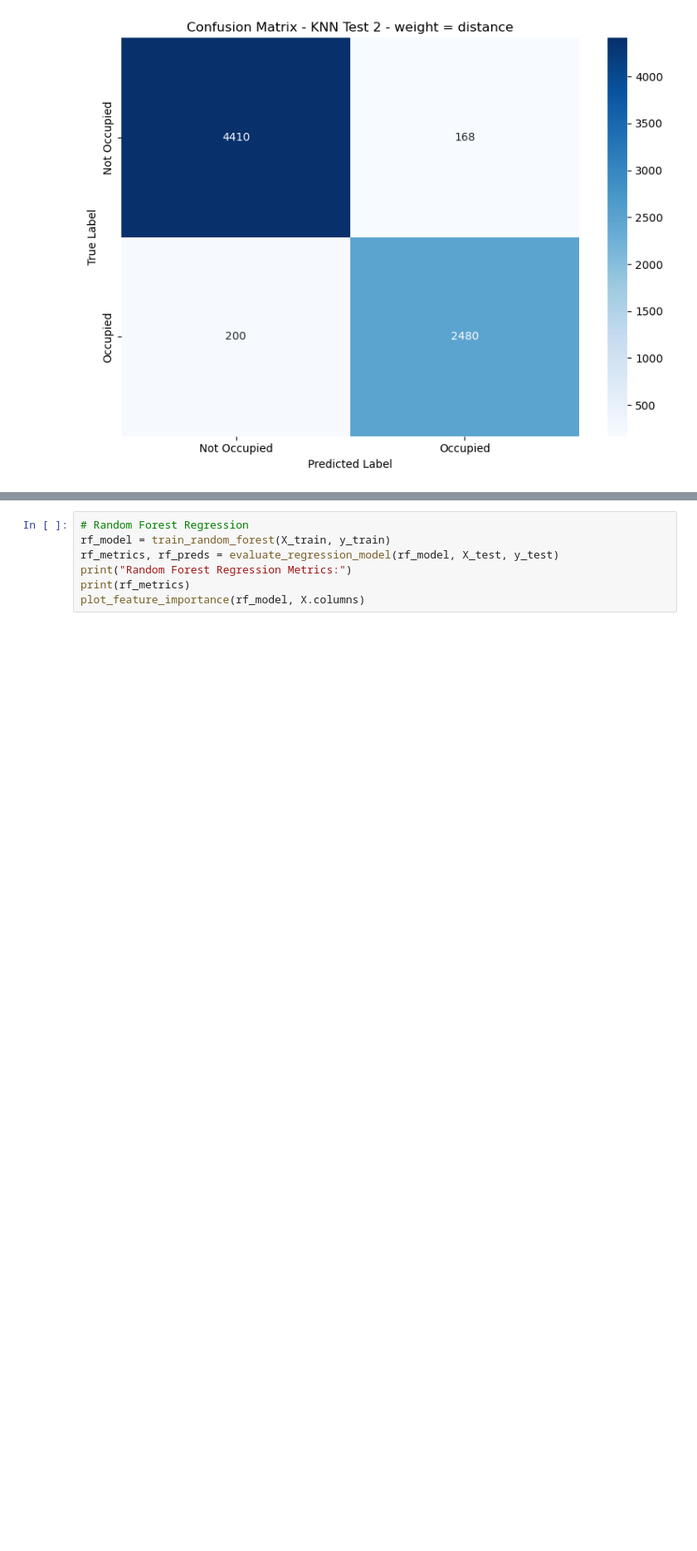
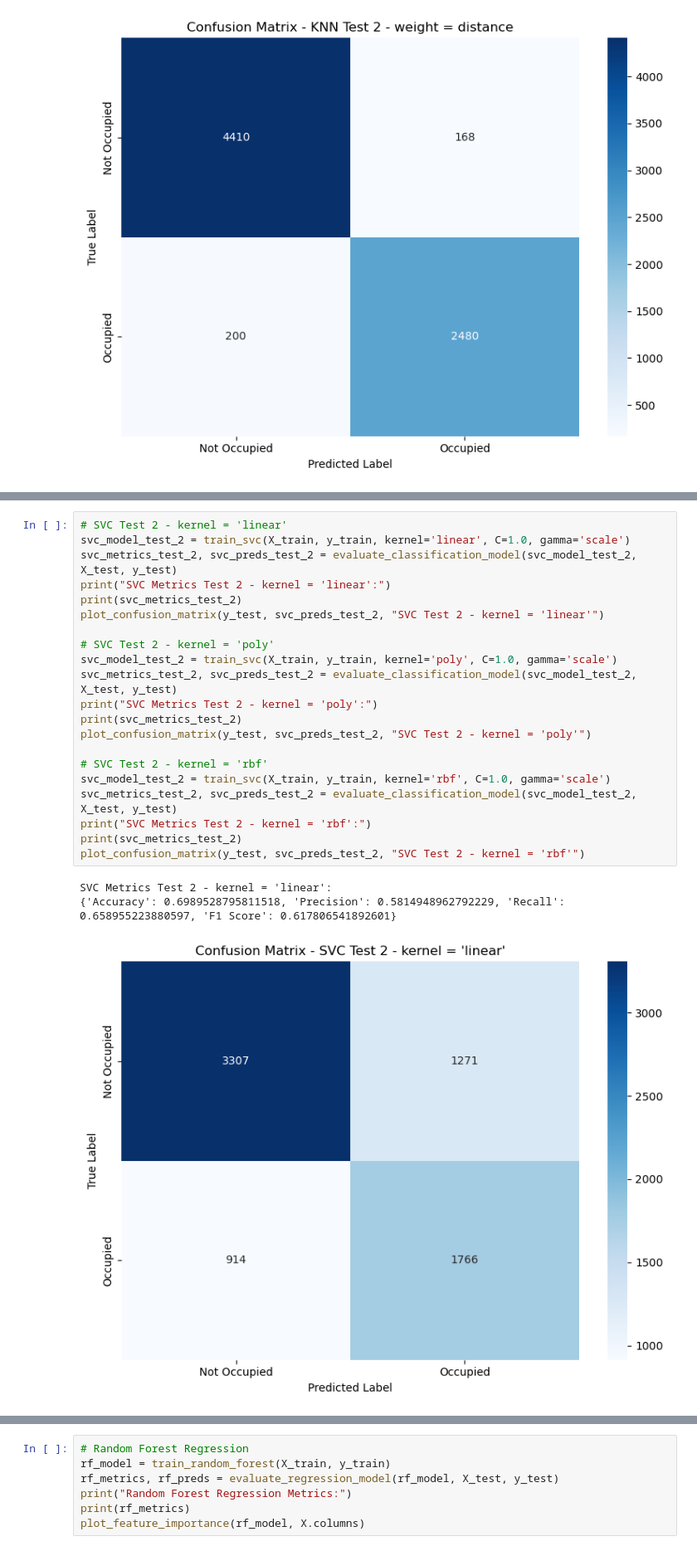
Before and after one commit to X2Abdul/IN3062-AI-Coursework, a Jupyter notebook: report/Report.ipynb, the cells around one changed output, grey strips where cells are left out. Shown at 83% size. Cells and saved outputs as stored; diff of their text form; blank space fills up the shorter version.

```diff
--- a/report/Report.ipynb
+++ b/report/Report.ipynb
@@ -1077,0 +1160,25 @@ SVC Metrics:
+# %%
+# SVC Test 2 - kernel = 'linear'
+svc_model_test_2 = train_svc(X_train, y_train, kernel='linear', C=1.0, gamma='scale')
+svc_metrics_test_2, svc_preds_test_2 = evaluate_classification_model(svc_model_test_2, X_test, y_test)
+print("SVC Metrics Test 2 - kernel = 'linear':")
+print(svc_metrics_test_2)
+plot_confusion_matrix(y_test, svc_preds_test_2, "SVC Test 2 - kernel = 'linear'")
+
+# SVC Test 2 - kernel = 'poly'
+svc_model_test_2 = train_svc(X_train, y_train, kernel='poly', C=1.0, gamma='scale')
+svc_metrics_test_2, svc_preds_test_2 = evaluate_classification_model(svc_model_test_2, X_test, y_test)
+print("SVC Metrics Test 2 - kernel = 'poly':")
+print(svc_metrics_test_2)
+plot_confusion_matrix(y_test, svc_preds_test_2, "SVC Test 2 - kernel = 'poly'")
+
+# SVC Test 2 - kernel = 'rbf'
+svc_model_test_2 = train_svc(X_train, y_train, kernel='rbf', C=1.0, gamma='scale')
+svc_metrics_test_2, svc_preds_test_2 = evaluate_classification_model(svc_model_test_2, X_test, y_test)
+print("SVC Metrics Test 2 - kernel = 'rbf':")
+print(svc_metrics_test_2)
+plot_confusion_matrix(y_test, svc_preds_test_2, "SVC Test 2 - kernel = 'rbf'")
+# %% [output]
+SVC Metrics Test 2 - kernel = 'linear':
+{'Accuracy': 0.6989528795811518, 'Precision': 0.5814948962792229, 'Recall': 0.658955223880597, 'F1 Score': 0.617806541892601}
+[figure, added]
```
Also changed, not shown: parts of 10 cells of this notebook.
